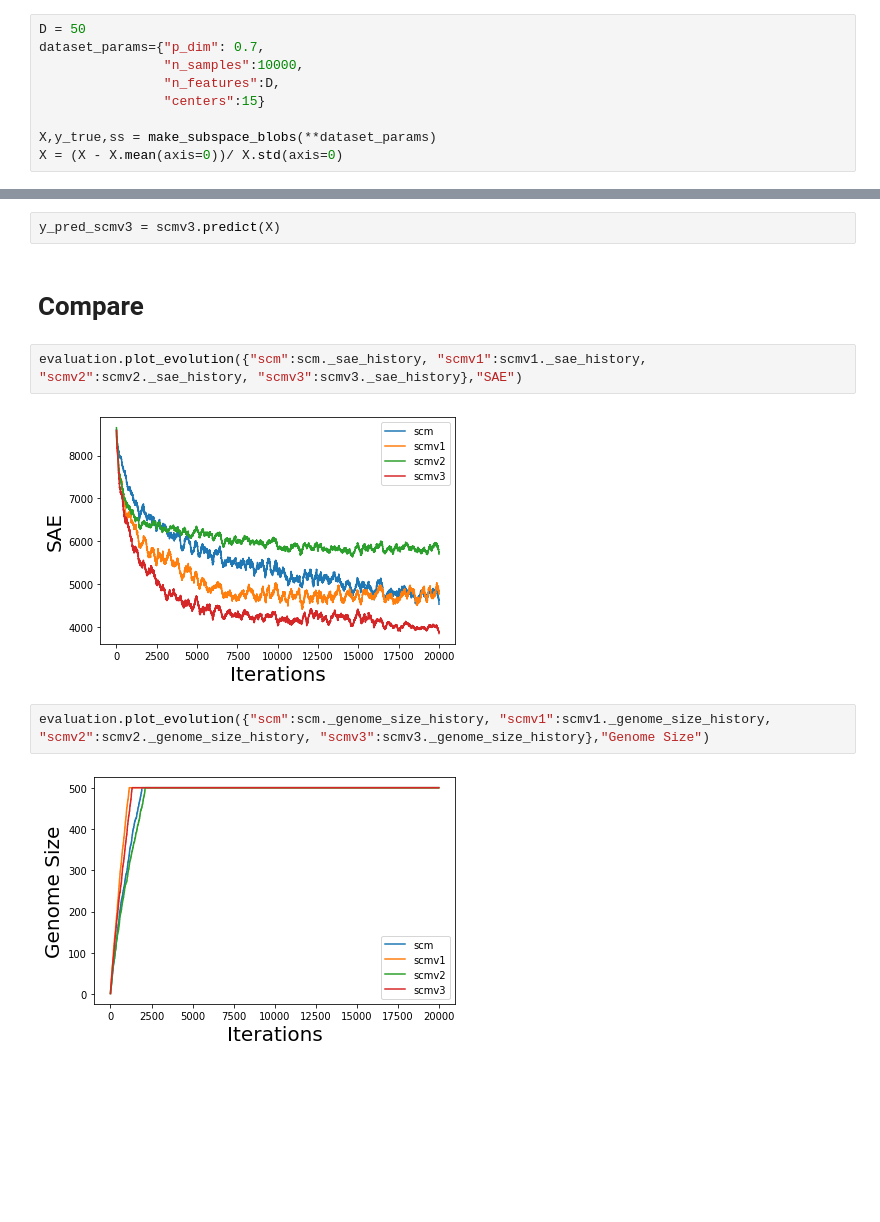
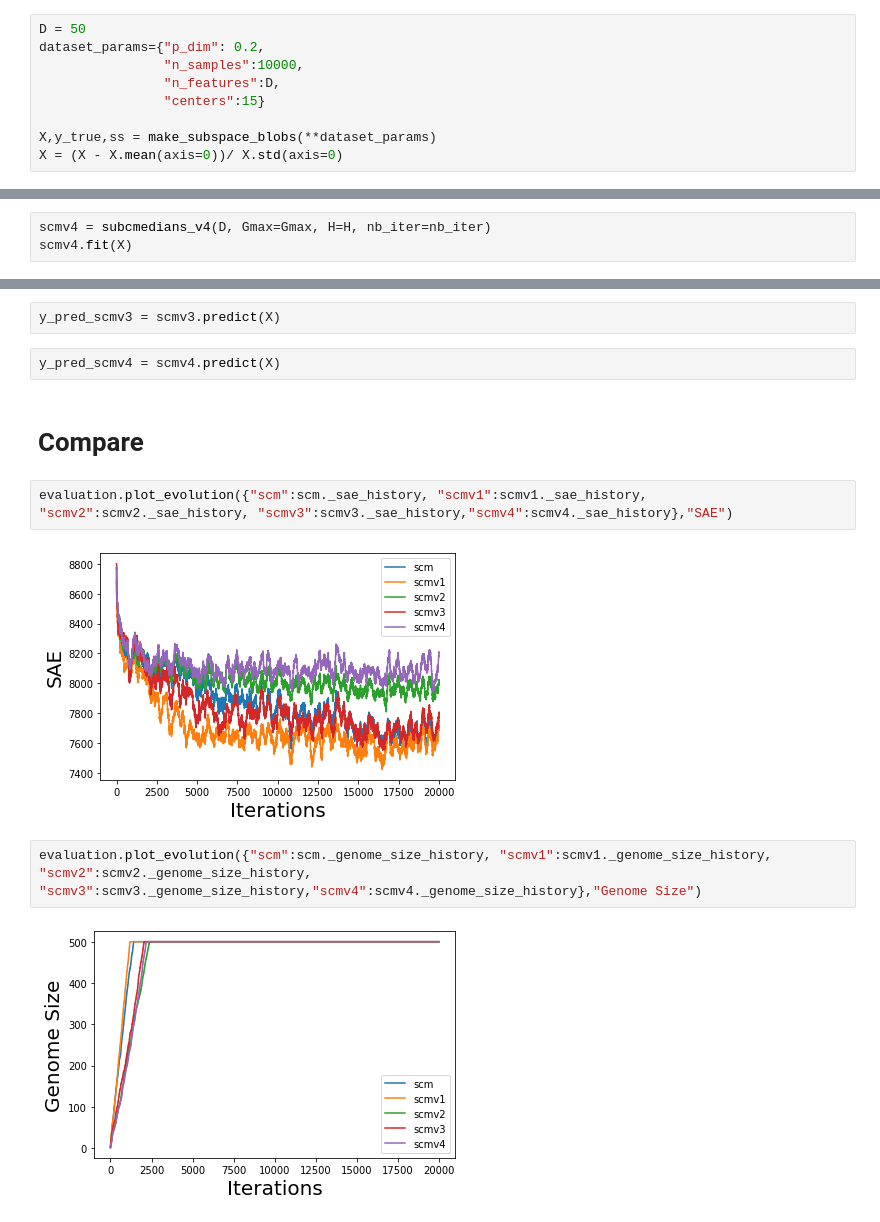
Before and after one commit to SergioPeignier/PySubCMedians, a Jupyter notebook: tutorials/tryme.ipynb, the cells around one changed output, grey strips where cells are left out. Cells and saved outputs as stored; diff of their text form; blank space fills up the shorter version.

```diff
--- a/tutorials/tryme.ipynb
+++ b/tutorials/tryme.ipynb
@@ -17,7 +18,7 @@ np.random.seed(0)
 # Create dataset
 # %%
 D = 50
-dataset_params={"p_dim": 0.7,
+dataset_params={"p_dim": 0.2,
                 "n_samples":10000,
                 "n_features":D,
                 "centers":15}
@@ -54,3 +55,6 @@ scmv3.fit(X)
 # %% [output]
 [interactive output not drawn]
 <SubCMedians.subcmedians_v3.subcmedians_v3 at 0x...>
+# %%
+scmv4 = subcmedians_v4(D, Gmax=Gmax, H=H, nb_iter=nb_iter)
+scmv4.fit(X)
@@ -64,14 +71,16 @@ y_pred_scmv1 = scmv1.predict(X)
 y_pred_scmv2 = scmv2.predict(X)
 # %%
 y_pred_scmv3 = scmv3.predict(X)
+# %%
+y_pred_scmv4 = scmv4.predict(X)
 # %% [markdown]
 # Compare
 # %%
-evaluation.plot_evolution({"scm":scm._sae_history, "scmv1":scmv1._sae_history, "scmv2":scmv2._sae_history, "scmv3":scmv3._sae_history},"SAE")
+evaluation.plot_evolution({"scm":scm._sae_history, "scmv1":scmv1._sae_history, "scmv2":scmv2._sae_history, "scmv3":scmv3._sae_history,"scmv4":scmv4._sae_history},"SAE")
 # %% [output]
-[figure, old version]
+[figure, new version]
 # %%
-evaluation.plot_evolution({"scm":scm._genome_size_history, "scmv1":scmv1._genome_size_history, "scmv2":scmv2._genome_size_history, "scmv3":scmv3._genome_size_history},"Genome Size")
+evaluation.plot_evolution({"scm":scm._genome_size_history, "scmv1":scmv1._genome_size_history, "scmv2":scmv2._genome_size_history, "scmv3":scmv3._genome_size_history,"scmv4":scmv4._genome_size_history},"Genome Size")
 # %% [output]
-[figure, old version]
+[figure, new version]
 # %%
```
Also changed, not shown: parts of 34 cells of this notebook, 12 other files.
